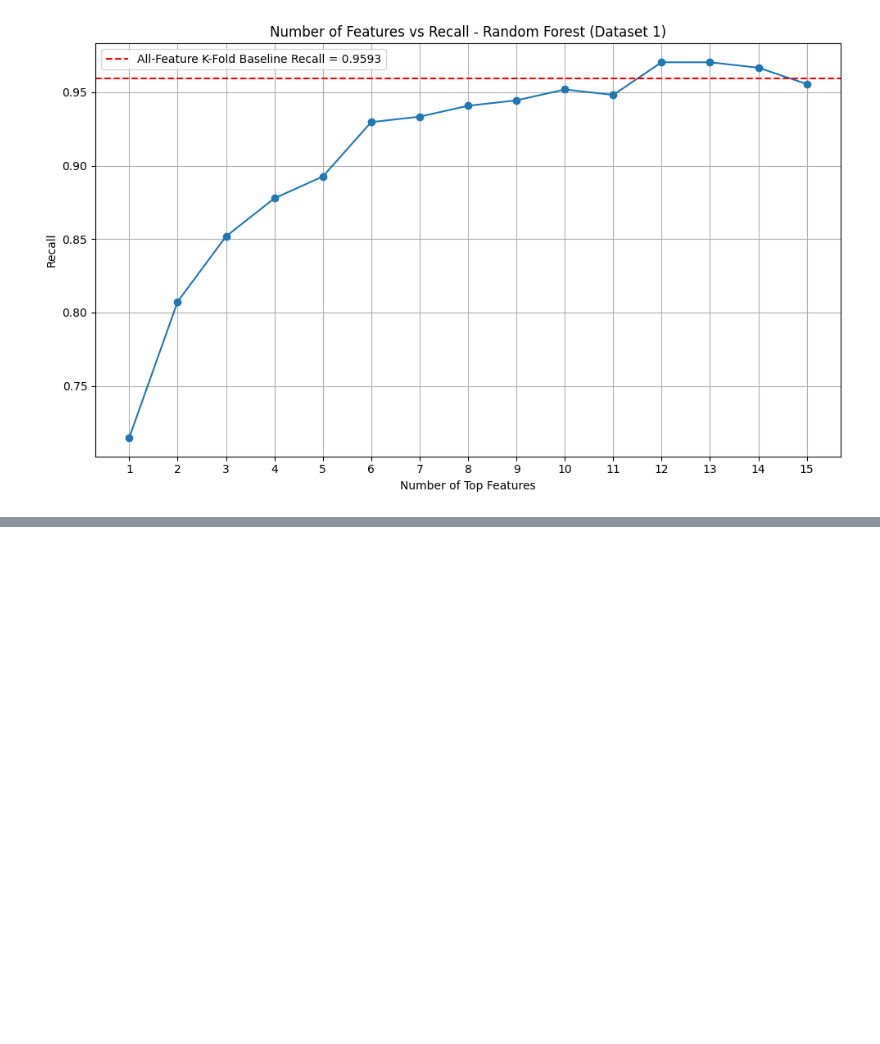
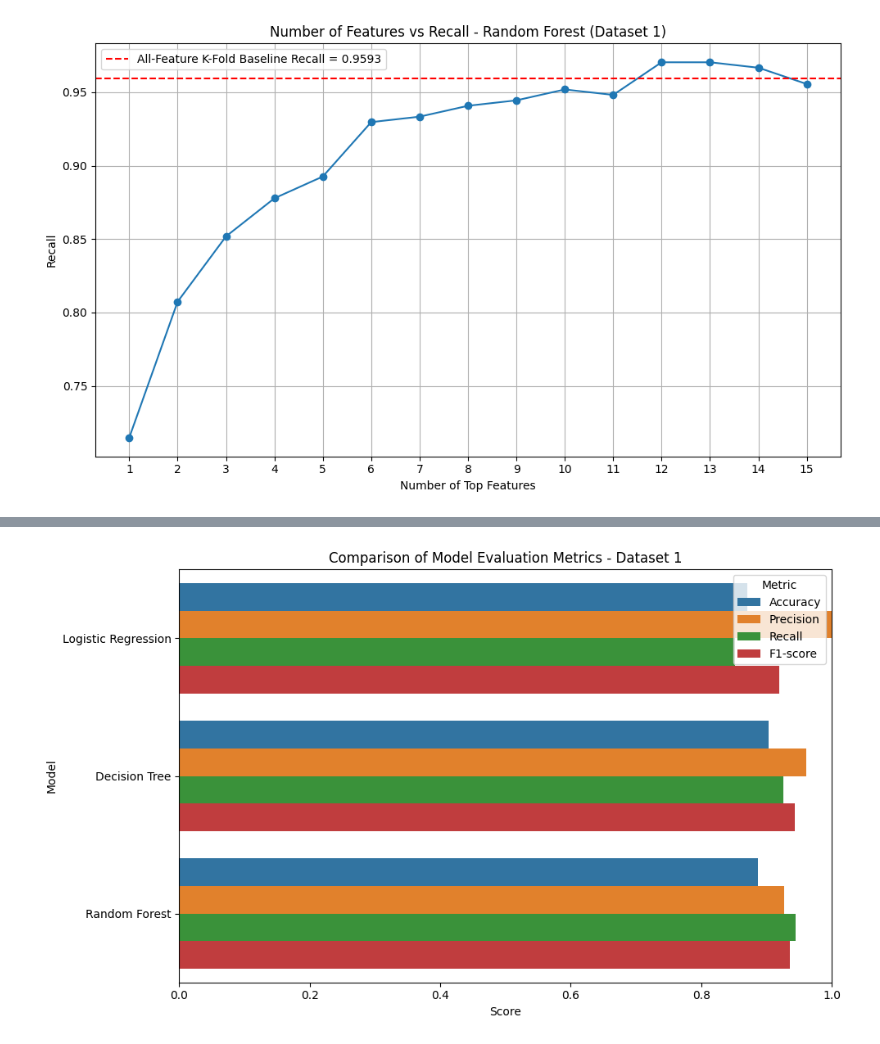
Before and after one commit to jeremy87lee/IS_PROJECT_TEAM_3, a Jupyter notebook: Dataset_Based/Dataset_1_Analysis.ipynb, the cells around one changed output, grey strips where cells are left out. Saved outputs shown, nothing was run; the diff lists cells and outputs as text; code cells hidden in the pictures; blank space fills up the shorter version.

Commit message:
Comparison of algorithms and analysis made

```diff
--- a/Dataset_Based/Dataset_1_Analysis.ipynb
+++ b/Dataset_Based/Dataset_1_Analysis.ipynb
@@ -1064,0 +1103,29 @@ Individual Feature Results (5-Fold CV)
+# %%
+# BAR CHART: MODEL EVALUATION METRICS
+
+metrics_to_plot = ["Accuracy", "Precision", "Recall", "F1-score"]
+
+model_comparison_long = model_comparison_df.melt(
+    id_vars="Model",
+    value_vars=metrics_to_plot,
+    var_name="Metric",
+    value_name="Score"
+)
+
+plt.figure(figsize=(10, 6))
+sns.barplot(
+    data=model_comparison_long,
+    x="Score",
+    y="Model",
+    hue="Metric"
+)
+
+plt.title("Comparison of Model Evaluation Metrics - Dataset 1")
+plt.xlabel("Score")
+plt.ylabel("Model")
+plt.xlim(0, 1)
+plt.legend(title="Metric")
+plt.tight_layout()
+plt.show()
+# %% [output]
+[figure, added]
```
Also changed, not shown: parts of 3 cells of this notebook.
